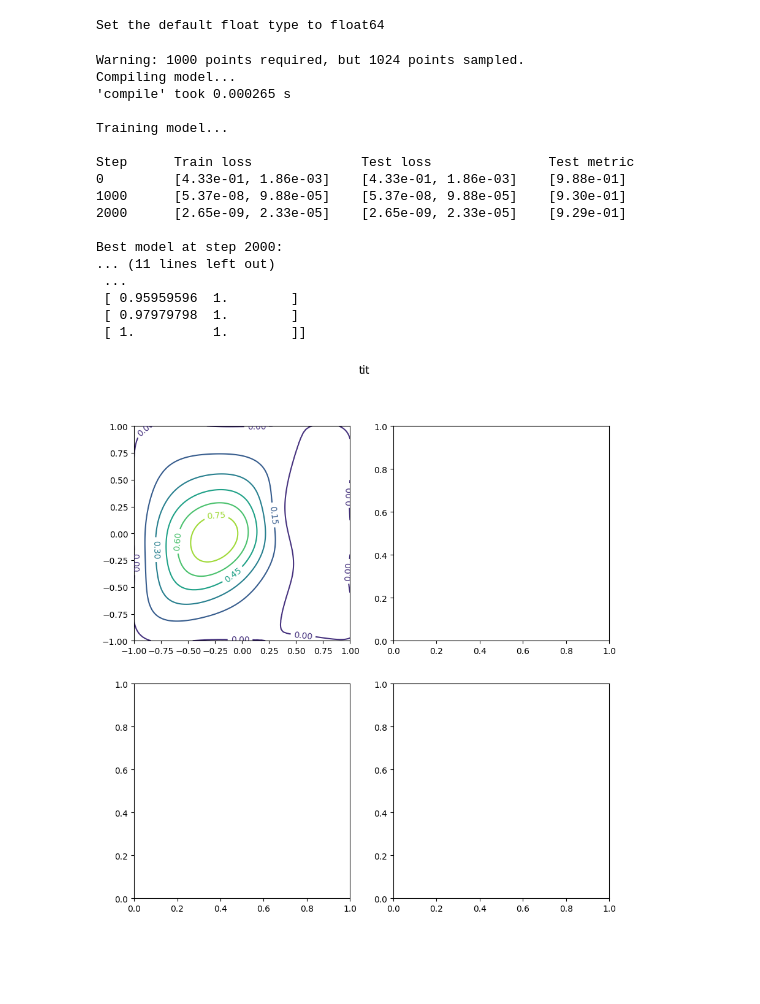
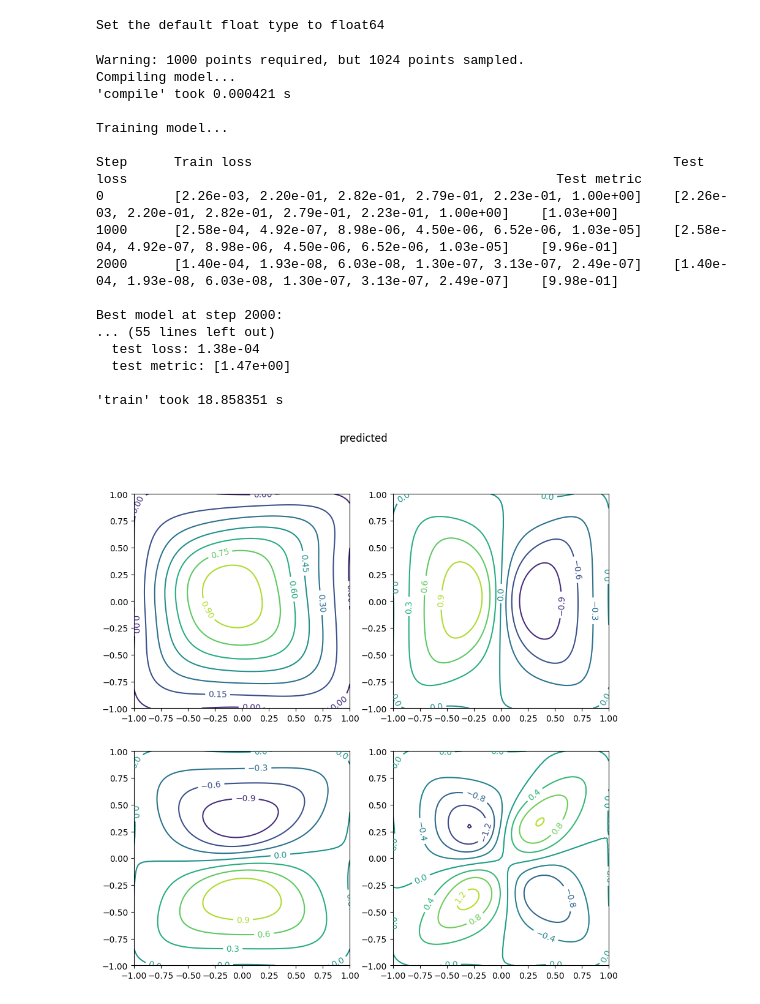
Before and after one commit to kpiotr6/MOWNIT, a Jupyter notebook: L10/laboratorium10.ipynb, the cells around one changed output. Cells and saved outputs as stored; diff of their text form; code cells hidden in the pictures; blank space fills up the shorter version.

```diff
--- a/L10/laboratorium10.ipynb
+++ b/L10/laboratorium10.ipynb
@@ -47,13 +53,9 @@ def exact_sol(f):
 # %%
-# def pde(netw_in, netw_out, n1, n2):
-#     dy_xx = dde.grad.hessian(netw_out, netw_in, i=0, j=0)
-#     dy_yy = dde.grad.hessian(netw_out, netw_in, i=1, j=1)
-#     return 0.5*(dy_xx + dy_yy)+(n1**2+n2**2)*(np.pi**2)*netw_out/8
+def pde(netw_in, netw_out, n1, n2):
+    dy_xx = dde.grad.hessian(netw_out, netw_in, i=0, j=0)
+    dy_yy = dde.grad.hessian(netw_out, netw_in, i=1, j=1)
+    return 0.5*(dy_xx + dy_yy)+(n1**2+n2**2)*(np.pi**2)*netw_out/8
 
-def pde(x, psi,n1,n2):
-    laplacian = dde.grad.hessian(psi, x, i=0, j=0) + dde.grad.hessian(psi, x, i=1, j=1)
-    V = (n1**2 + n2**2) * np.pi**2 / (2 * 2**2)
-    return 1/2 * laplacian + V * psi
 
 def boundary(_, on_boundary):
     return on_boundary
@@ -91,76 +93,65 @@ def get_value(points,n1,n2):
     return res.reshape(1, -1)[0]
 # %%
 geom = dde.geometry.Rectangle([-1, -1], [1, 1])
-# bc = dde.icbc.DirichletBC(geom, lambda _: 0, boundary)
 bc = dde.icbc.DirichletBC(geom, lambda x: 0, lambda x, on_boundary: on_boundary)
-conditions = []
-sols = []
-spaces = []
-for ns in [[1,1]]:
-# for ns in origin_ns:
+fig_p, ax_p = plt.subplots(nrows=2, ncols=2)
+fig_p.set_size_inches(10, 10)
+fig_e, ax_e = plt.subplots(nrows=2, ncols=2)
+fig_e.set_size_inches(10, 10)
+fig_r, ax_r = plt.subplots(nrows=2, ncols=2)
+fig_r.set_size_inches(10, 10)
+for i, ns in enumerate(origin_ns):
+    conditions = [bc]
     new_pde = partial(pde,n1=ns[0],n2=[ns[1]])
-    points = np.array([[[-0.5, 0]]])
-    values = get_value(points,1,1)
-    tps = initial_points(points, values)
-    for tp in tps:
-        conditions.append(tp)
-    conditions.append(bc)
+    certain = np.array([[[-0.5, 0.5]], [[0.5, -0.5]],[[-0.5, -0.5]],[[0.5, 0.5]],[[0, 0]]])
+    values = get_value(certain, ns[0],ns[1])
+    constr = initial_points(certain, values)
+    conditions.extend(constr)
     data = dde.data.PDE(
         geom,
         new_pde,
         conditions,
         num_domain = 800,
         num_boundary = 100,
         num_test=10**3,
         solution=exact_sol,
     )
     layer_size = [2] + [20] * 3 + [1]
     activation = "tanh"
     initializer = "Glorot normal"
 
     net = dde.maps.FNN(layer_size, activation, initializer)
 
-    # net.apply_output_transform(transform)
 
     model = dde.Model(data, net)
     model.compile("adam", lr=0.001, metrics=["l2 relative error"])
 
     losshistory, train_state = model.train(iterations=2000)
-    fig, ax = plt.subplots(nrows=2, ncols=2)
-    fig.set_size_inches(10, 10)
     test_domain = generate_test_data(100)
     predicted_solution = get_solution(test_domain,model)
-    graph_shreodinger(test_domain[:,0],test_domain[:,1],predicted_solution,"tit",fig,ax,0,0)
-    print(predicted_solution)
-    print(test_domain)
-    sols.append(predicted_solution)
-    spaces.append(test_domain)
+    graph_shreodinger(test_domain[:,0],test_domain[:,1],predicted_solution,"predicted",fig_p,ax_p,i%2,i//2)
 
-# print(sols)
-# print(spaces)
-# graph_shreodinger(spaces, sols, "predicted solution")
+    # exact_solution = np.hstack([exact_solution(el) for el in test_domain])
+    # graph_shreodinger(test_domain[:,0],test_domain[:,1],exact_solution,"exact",fig_e,ax_e,i%2,i//2)
 
-# exact_solution = np.hstack([exact_sol(el,origin_ns) for el in test_domain])
-# graph_shreodinger(test_domain, exact_solution, "exact solution")
-
-# error_l2 = (np.abs(predicted_solution - exact_solution)/exact_solution)**2
-# graph_shreodinger(test_domain, exact_solution, "l2 relative error")
+    # error_l2 = (np.abs(predicted_solution - exact_solution)/exact_solution)**2
+    # graph_shreodinger(test_domain[:,0],test_domain[:,1],error_l2,"error",fig_r,ax_r,i%2,i//2)
 # %% [output]
 Warning: 1000 points required, but 1024 points sampled.
 Compiling model...
-'compile' took 0.000265 s
+'compile' took 0.000421 s
 
 Training model...
 
-Step      Train loss              Test loss               Test metric
-0         [4.33e-01, 1.86e-03]    [4.33e-01, 1.86e-03]    [9.88e-01]
-1000      [5.37e-08, 9.88e-05]    [5.37e-08, 9.88e-05]    [9.30e-01]
-2000      [2.65e-09, 2.33e-05]    [2.65e-09, 2.33e-05]    [9.29e-01]
+Step      Train loss                                                      Test loss                                                       Test metric
+0         [2.26e-03, 2.20e-01, 2.82e-01, 2.79e-01, 2.23e-01, 1.00e+00]    [2.26e-03, 2.20e-01, 2.82e-01, 2.79e-01, 2.23e-01, 1.00e+00]    [1.03e+00]
+1000      [2.58e-04, 4.92e-07, 8.98e-06, 4.50e-06, 6.52e-06, 1.03e-05]    [2.58e-04, 4.92e-07, 8.98e-06, 4.50e-06, 6.52e-06, 1.03e-05]    [9.96e-01]
+2000      [1.40e-04, 1.93e-08, 6.03e-08, 1.30e-07, 3.13e-07, 2.49e-07]    [1.40e-04, 1.93e-08, 6.03e-08, 1.30e-07, 3.13e-07, 2.49e-07]    [9.98e-01]
 
 Best model at step 2000:
-... (11 lines left out)
- ...
- [ 0.95959596  1.        ]
- [ 0.97979798  1.        ]
- [ 1.          1.        ]]
+... (55 lines left out)
+  test loss: 1.38e-04
+  test metric: [1.47e+00]
+
+'train' took 18.858351 s
-[figure, old version]
+[figure, new version]
```
Also changed, not shown: parts of 2 cells of this notebook.
